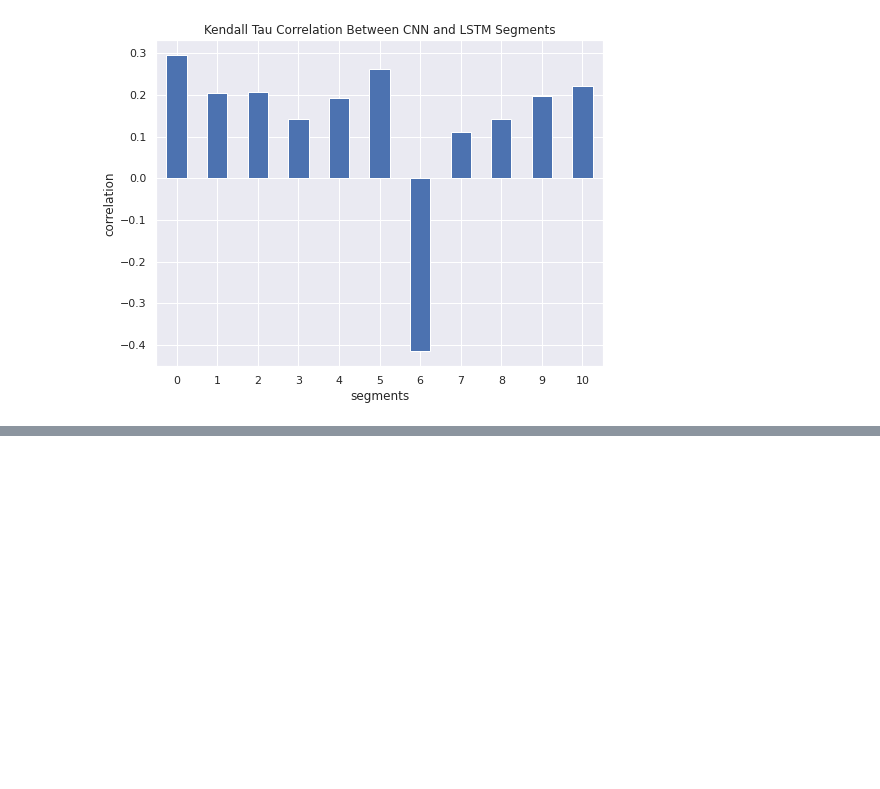
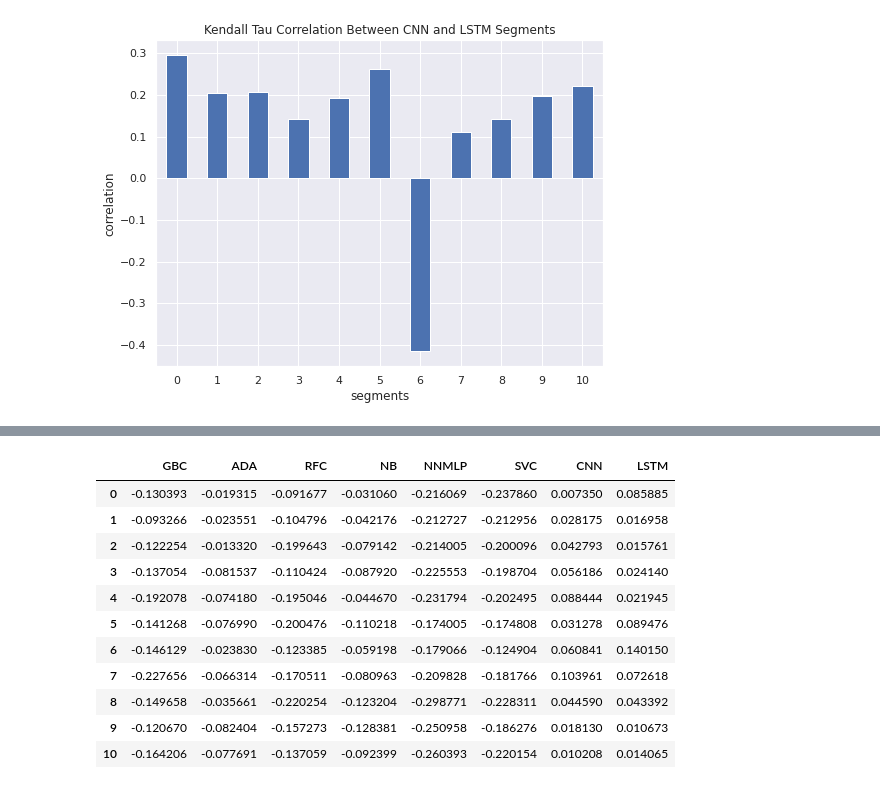
Before and after one commit to shouryaverma/cs_lvl4_project, a Jupyter notebook: code notebooks/correlation.ipynb, the cells around one changed output, grey strips where cells are left out. Drawn from its saved outputs; the diff is of its cells as text; code cells hidden in the pictures; blank space fills up the shorter version.

```diff
--- a/code notebooks/correlation.ipynb
+++ b/code notebooks/correlation.ipynb
@@ -334,3 +394,22 @@ models
+# %%
+models_mis = [gbc_pfi_mis,ada_pfi_mis,rfc_pfi_mis,nb_pfi_mis,nnmlp_pfi_mis,svc_pfi_mis,cnn_pfi_mis,lstm_pfi_mis]
+models_mis = pd.DataFrame(models_mis)
+models_mis = models_mis.transpose()
+models_mis.columns = ['GBC','ADA','RFC','NB','NNMLP','SVC','CNN','LSTM']
+models_mis
+# %% [output]
+|  | GBC | ADA | RFC | NB | NNMLP | SVC | CNN | LSTM |
+| 0 | -0.130393 | -0.019315 | -0.091677 | -0.031060 | -0.216069 | -0.237860 | 0.007350 | 0.085885 |
+| 1 | -0.093266 | -0.023551 | -0.104796 | -0.042176 | -0.212727 | -0.212956 | 0.028175 | 0.016958 |
+| 2 | -0.122254 | -0.013320 | -0.199643 | -0.079142 | -0.214005 | -0.200096 | 0.042793 | 0.015761 |
+| 3 | -0.137054 | -0.081537 | -0.110424 | -0.087920 | -0.225553 | -0.198704 | 0.056186 | 0.024140 |
+| 4 | -0.192078 | -0.074180 | -0.195046 | -0.044670 | -0.231794 | -0.202495 | 0.088444 | 0.021945 |
+| 5 | -0.141268 | -0.076990 | -0.200476 | -0.110218 | -0.174005 | -0.174808 | 0.031278 | 0.089476 |
+| 6 | -0.146129 | -0.023830 | -0.123385 | -0.059198 | -0.179066 | -0.124904 | 0.060841 | 0.140150 |
+| 7 | -0.227656 | -0.066314 | -0.170511 | -0.080963 | -0.209828 | -0.181766 | 0.103961 | 0.072618 |
+| 8 | -0.149658 | -0.035661 | -0.220254 | -0.123204 | -0.298771 | -0.228311 | 0.044590 | 0.043392 |
+| 9 | -0.120670 | -0.082404 | -0.157273 | -0.128381 | -0.250958 | -0.186276 | 0.018130 | 0.010673 |
+| 10 | -0.164206 | -0.077691 | -0.137059 | -0.092399 | -0.260393 | -0.220154 | 0.010208 | 0.014065 |
 # %%
 corr = models.corr(method='kendall')
 rcParams['figure.figsize'] = 8,6
```
Also changed, not shown: parts of 6 cells of this notebook.
